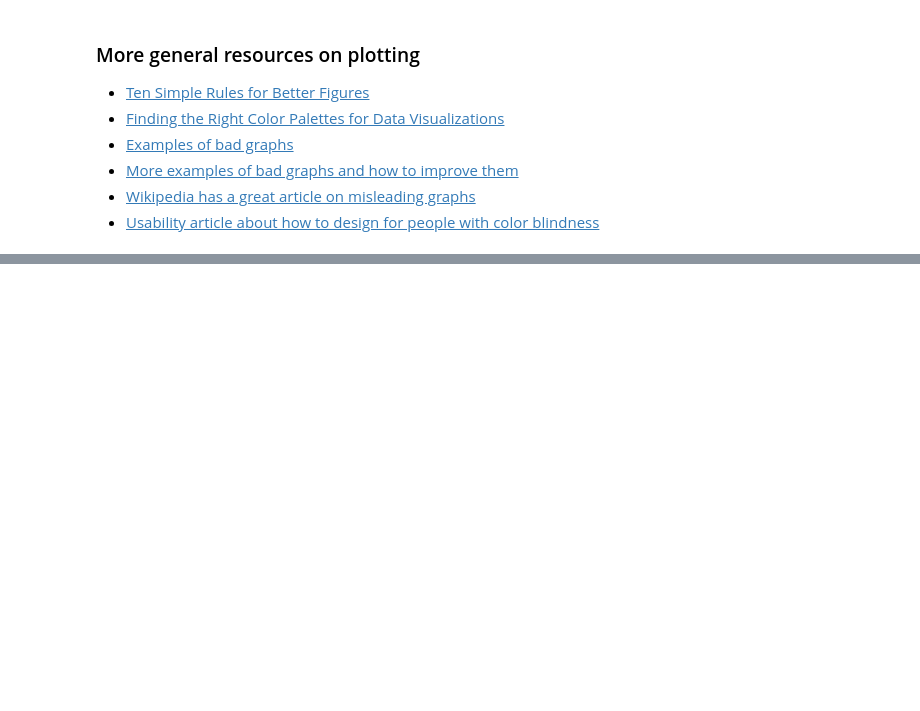
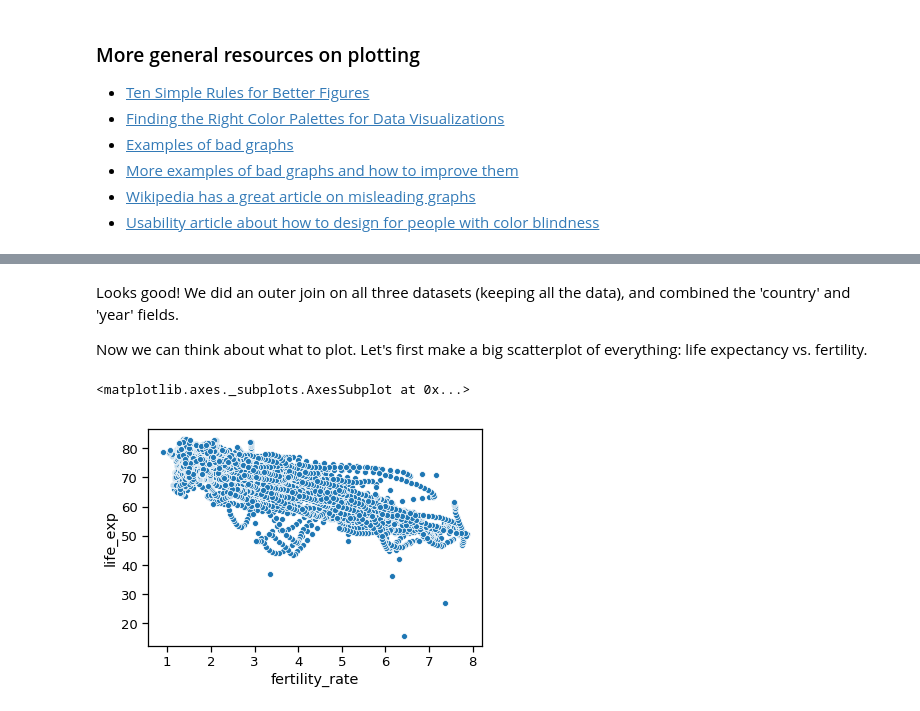
Before and after one commit to mbonsma/python-workshop, a Jupyter notebook: python-workshop.ipynb, the cells around one changed output, grey strips where cells are left out. Cells and saved outputs as stored; diff of their text form; code cells hidden in the pictures; blank space fills up the shorter version.

Commit message:
add hans rosling style plot

```diff
--- a/python-workshop.ipynb
+++ b/python-workshop.ipynb
@@ -2087,0 +2143,5 @@ Python is so general-purpose and popular that many amazing packages exist to wor
+# %%
+children_per_woman = pd.melt(children_per_woman, id_vars = ["Total fertility rate"])
+
+children_per_woman.columns = ['country', 'year', 'fertility_rate']
+children_per_woman.head()
@@ -2087,0 +2155,4 @@ Python is so general-purpose and popular that many amazing packages exist to wor
+# %%
+population = pd.melt(population, id_vars = ["Total population"])
+population.columns = ['country', 'year', 'population']
+population.head()
@@ -2087,0 +2166,4 @@ Python is so general-purpose and popular that many amazing packages exist to wor
+# %%
+life_exp_fertility = pd.merge(children_per_woman, life_expectancy, how = 'outer', on=['country', 'year'])
+# %%
+life_exp_fertility = pd.merge(life_exp_fertility, population, how = 'outer', on = ['country', 'year'])
@@ -2087,0 +2214,11 @@ Python is so general-purpose and popular that many amazing packages exist to wor
+# %% [markdown]
+Looks good! We did an outer join on all three datasets (keeping all the data), and combined the 'country' and 'year' fields.
+
+Now we can think about what to plot. Let's first make a big scatterplot of everything: life expectancy vs. fertility.
+# %%
+fig, ax = plt.subplots(1,1)
+
+sns.scatterplot(ax = ax, data = life_exp_fertility.dropna(), x = 'fertility_rate', y = 'life_exp')
+# %% [output]
+<matplotlib.axes._subplots.AxesSubplot at 0x...>
+[figure, added]
```
Also changed, not shown: parts of 20 cells of this notebook.
